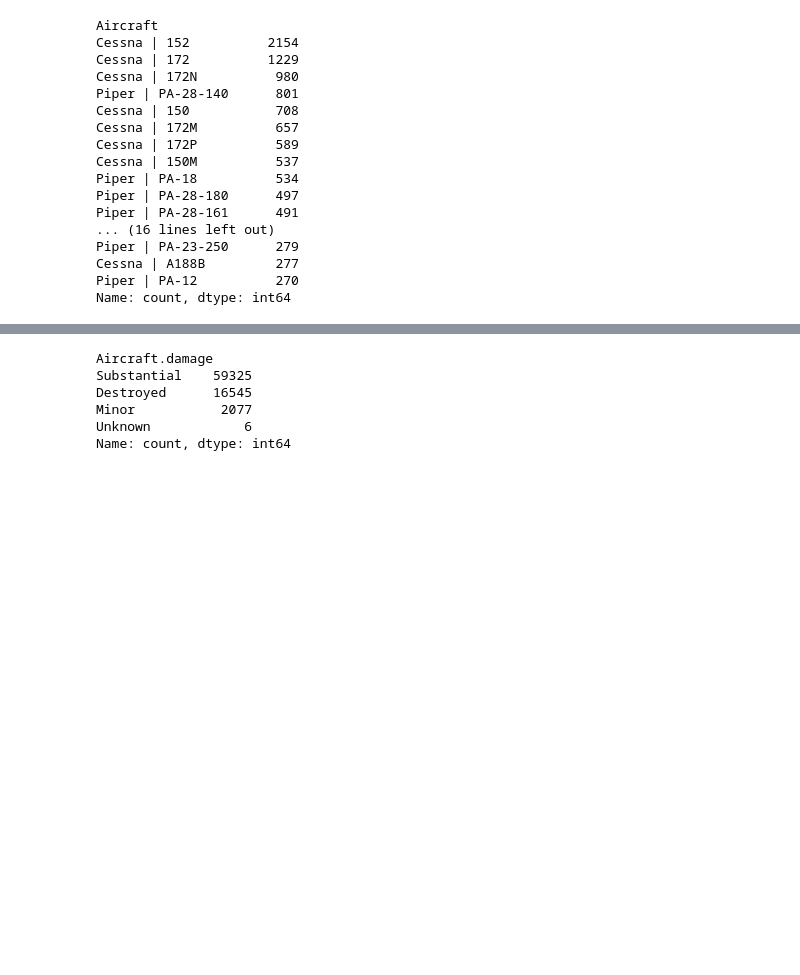
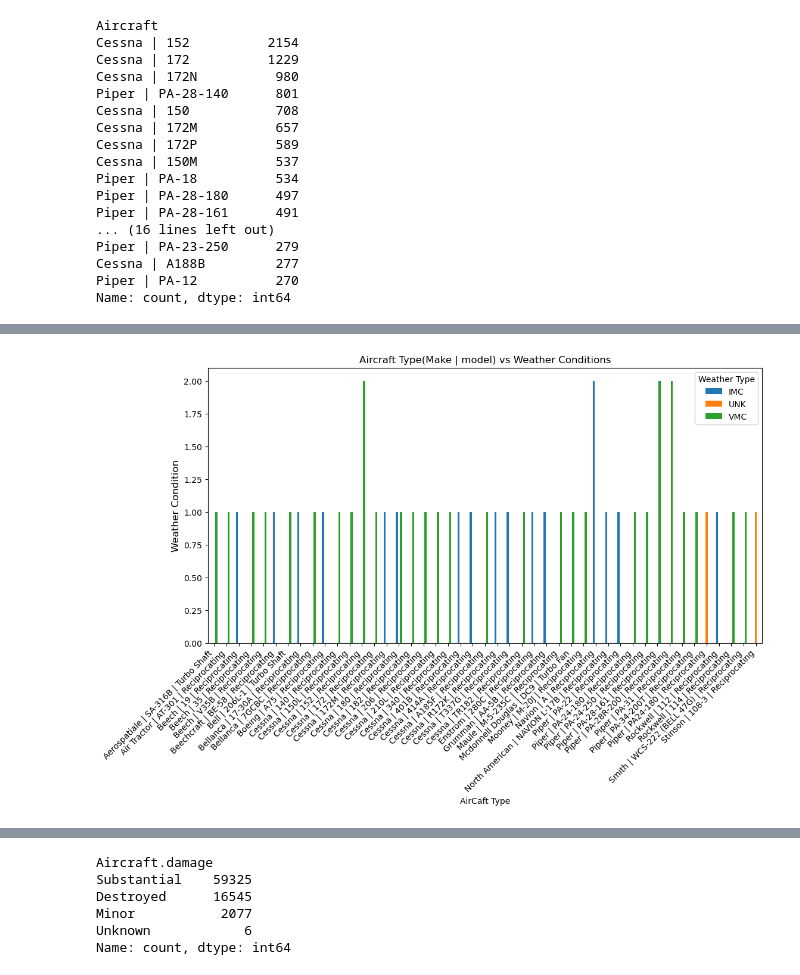
Before and after one commit to karanimwarimu/DSF-phase-1-project, a Jupyter notebook: student.ipynb, the cells around one changed output, grey strips where cells are left out. Saved outputs shown, nothing was run; the diff lists cells and outputs as text; code cells hidden in the pictures; blank space fills up the shorter version.

```diff
--- a/student.ipynb
+++ b/student.ipynb
@@ -861,0 +921,15 @@ Name: count, dtype: int64
+# %%
+airc_plotdata  = air_data[["Aircraft Type" , "Weather.Condition"]].head(50)
+
+airc_plotdata =  airc_plotdata.pivot_table(index="Aircraft Type" , columns = "Weather.Condition" , aggfunc="size" , fill_value = 0 )
+
+airc_plotdata.plot(  kind="bar" , stacked=False , figsize=(12,6))
+
+plt.title("Aircraft Type(Make | model) vs Weather Conditions")
+plt.xlabel("AirCaft Type")
+plt.ylabel("Weather Condition"  , fontsize = 12)
+plt.xticks(rotation=45 , ha="right")
+plt.legend(title = "Weather Type")
+plt.show()
+# %% [output]
+[figure, added]
```
Also changed, not shown: parts of 20 cells of this notebook.
